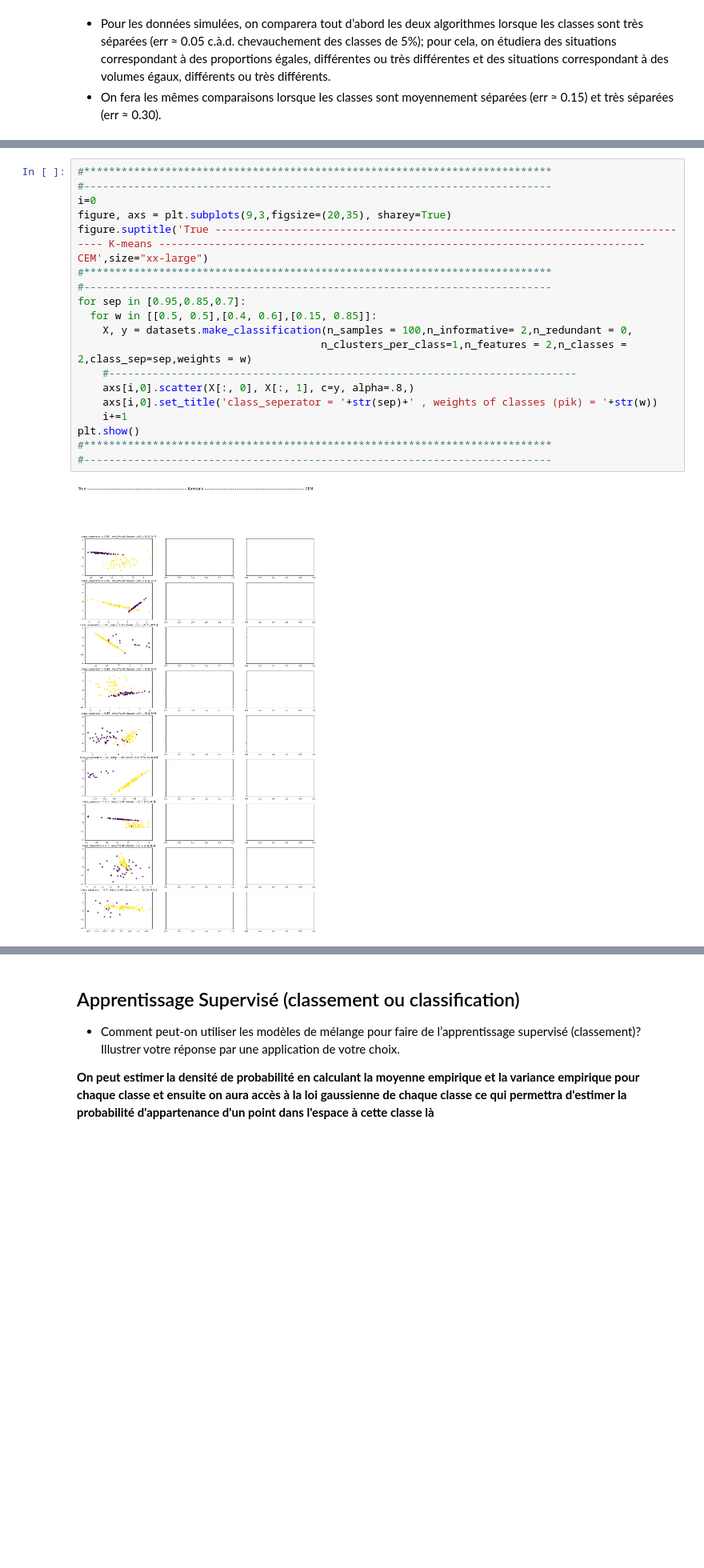
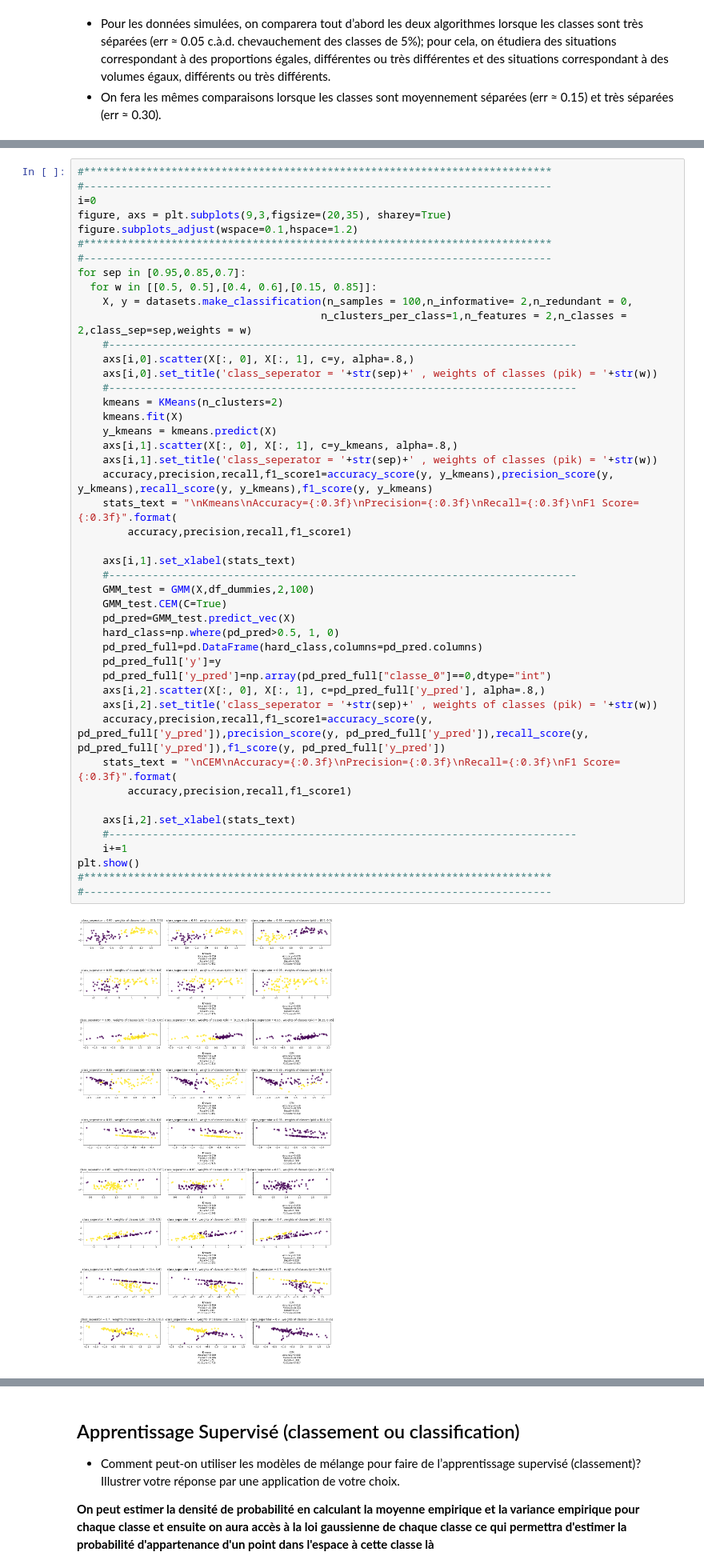
Before and after one commit to mohcineelharras/daml_project, a Jupyter notebook: project/daml_project.ipynb, the cells around one changed output, grey strips where cells are left out. Shown at 80% size. Cells and saved outputs as stored; diff of their text form; blank space fills up the shorter version.

```diff
--- a/project/daml_project.ipynb
+++ b/project/daml_project.ipynb
@@ -818,21 +822,48 @@ plt.show()
 # %%
 #***************************************************************************
 #---------------------------------------------------------------------------
 i=0
 figure, axs = plt.subplots(9,3,figsize=(20,35), sharey=True)
-figure.suptitle('True ------------------------------------------------------------------------------ K-means ------------------------------------------------------------------------------ CEM',size="xx-large")
+figure.subplots_adjust(wspace=0.1,hspace=1.2)
 #***************************************************************************
 #---------------------------------------------------------------------------
 for sep in [0.95,0.85,0.7]:
   for w in [[0.5, 0.5],[0.4, 0.6],[0.15, 0.85]]:
     X, y = datasets.make_classification(n_samples = 100,n_informative= 2,n_redundant = 0,
                                        n_clusters_per_class=1,n_features = 2,n_classes = 2,class_sep=sep,weights = w)
     #---------------------------------------------------------------------------
     axs[i,0].scatter(X[:, 0], X[:, 1], c=y, alpha=.8,)
     axs[i,0].set_title('class_seperator = '+str(sep)+' , weights of classes (pik) = '+str(w))
+    #---------------------------------------------------------------------------
+    kmeans = KMeans(n_clusters=2)
+    kmeans.fit(X)
+    y_kmeans = kmeans.predict(X)
+    axs[i,1].scatter(X[:, 0], X[:, 1], c=y_kmeans, alpha=.8,)
+    axs[i,1].set_title('class_seperator = '+str(sep)+' , weights of classes (pik) = '+str(w))
+    accuracy,precision,recall,f1_score1=accuracy_score(y, y_kmeans),precision_score(y, y_kmeans),recall_score(y, y_kmeans),f1_score(y, y_kmeans)
+    stats_text = "\nKmeans\nAccuracy={:0.3f}\nPrecision={:0.3f}\nRecall={:0.3f}\nF1 Score={:0.3f}".format(
+        accuracy,precision,recall,f1_score1)
+
+    axs[i,1].set_xlabel(stats_text)
+    #---------------------------------------------------------------------------
+    GMM_test = GMM(X,df_dummies,2,100)
+    GMM_test.CEM(C=True)
+    pd_pred=GMM_test.predict_vec(X)
+    hard_class=np.where(pd_pred>0.5, 1, 0)
+    pd_pred_full=pd.DataFrame(hard_class,columns=pd_pred.columns)
+    pd_pred_full['y']=y
+    pd_pred_full['y_pred']=np.array(pd_pred_full["classe_0"]==0,dtype="int")
+    axs[i,2].scatter(X[:, 0], X[:, 1], c=pd_pred_full['y_pred'], alpha=.8,)
+    axs[i,2].set_title('class_seperator = '+str(sep)+' , weights of classes (pik) = '+str(w))
+    accuracy,precision,recall,f1_score1=accuracy_score(y, pd_pred_full['y_pred']),precision_score(y, pd_pred_full['y_pred']),recall_score(y, pd_pred_full['y_pred']),f1_score(y, pd_pred_full['y_pred'])
+    stats_text = "\nCEM\nAccuracy={:0.3f}\nPrecision={:0.3f}\nRecall={:0.3f}\nF1 Score={:0.3f}".format(
+        accuracy,precision,recall,f1_score1)
+
+    axs[i,2].set_xlabel(stats_text)
+    #---------------------------------------------------------------------------
     i+=1
 plt.show()
 #***************************************************************************
 #---------------------------------------------------------------------------
 # %% [output]
-[figure, old version]
+[figure, new version]
```
Also changed, not shown: parts of 7 cells of this notebook.
